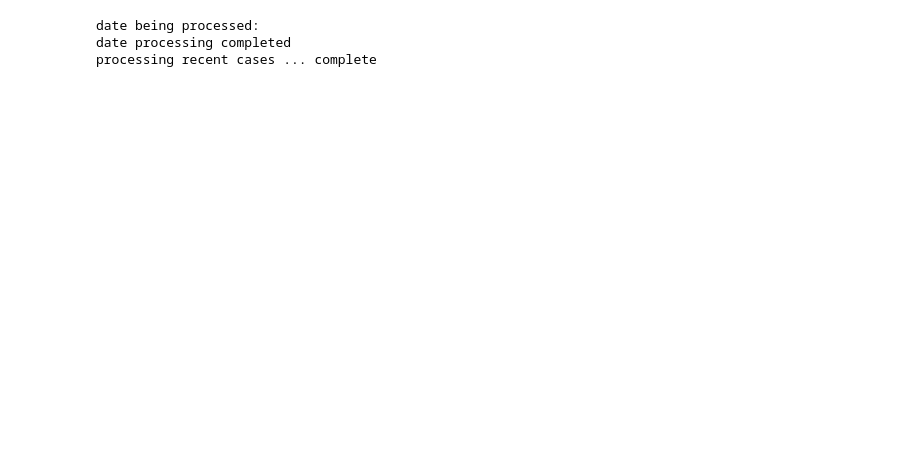
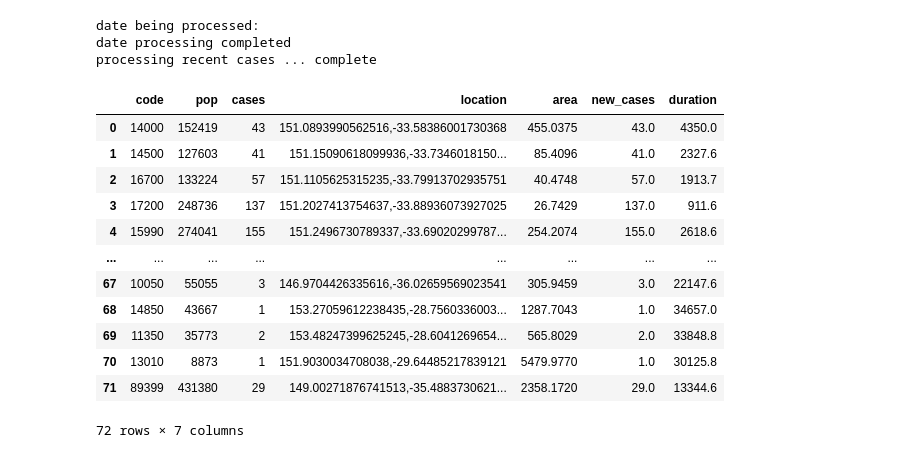
Before and after one commit to MarkusMannheim/covid-anniversary, a Jupyter notebook: data/data.ipynb, the cells around one changed output. Drawn from its saved outputs; the diff is of its cells as text; code cells hidden in the pictures; blank space fills up the shorter version.

```diff
--- a/data/data.ipynb
+++ b/data/data.ipynb
@@ -1,9 +1,12 @@
 # %%
 import pandas as pd
 import time
+import requests
+import json
 
 data = pd.read_json("https://data.nsw.gov.au/data/api/3/action/datastore_search?resource_id=2776dbb8-f807-4fb2-b1ed-184a6fc2c8aa&limit=6000")
 data = pd.json_normalize(data.result.records)
+data = data.query("likely_source_of_infection != 'Overseas'")
 data = data[["notification_date", "lga_code19"]]
 data.columns = ["date", "code"]
 data.date = pd.to_datetime(data.date)
@@ -20,7 +23,10 @@ data.describe(datetime_is_numeric=True)
 
 act_data = pd.read_csv("./actCases.csv")
 act_data.date = pd.to_datetime(act_data.date, format="%d/%m/%Y")
+act_data.sort_values("date", inplace=True)
 act_data["code"] = 89399
+
+act_data.describe(datetime_is_numeric=True)
 
 data = pd.concat([data, act_data], ignore_index=True)
 date_start = data.date.min()
@@ -32,34 +38,61 @@ data_chart = pd.DataFrame(columns=["date", "code", "cases"])
 count = 0
 print("date being processed:")
 while date_start + pd.Timedelta(count, unit="d") <= date_end:
     date_current = date_start + pd.Timedelta(count, unit="d")
     print(date_current, end="\r")
     for code in data.code.unique():
         data_temp = data[(data.date == date_current) & (data.code == code)]
         if len(data_temp) == 0:
             data_chart.loc[len(data_chart)] = [date_current, code, 0]
         else:
             data_chart.loc[len(data_chart)] = [date_current, code, data_temp.iat[0, 2]]
     count = count + 1
 print("date processing completed")
 
 timer = time.time()
 interval = 1
 print("processing recent cases ...", end="\r")
 for i, indice in enumerate(data_chart.index):
     data_temp = data_chart[(data_chart.code == data_chart.at[indice, "code"]) & (data_chart.date > data_chart.at[indice, "date"] - pd.Timedelta("14 days")) & (data_chart.date <= data_chart.at[indice, "date"])]
     data_chart.at[indice, "recent"] = data_temp.cases.sum()
     if time.time() - interval > timer:
         interval = interval + 1
         print(f"processing recent cases ... {(i + 1) / len(data_chart):.1%}", end="\r")
 print("processing recent cases ... complete")
 
-data_chart
 data_chart.to_csv("./cases.csv", index=False)
+
+plot_data = pd.read_csv("./dataDistance.csv")
+for i in plot_data.index:
+    plot_data.at[i, "new_cases"] = data_chart[data_chart["code"] == plot_data.at[i, "code"]]["cases"].sum()
+
+for i in plot_data.index:
+    r = requests.get(f"http://router.project-osrm.org/route/v1/car/151.179428,-33.947346;{plot_data.at[i, 'location']}?overview=false")
+    routes = json.loads(r.content)
+    try:
+        duration = routes.get("routes")[0]["duration"]
+    except:
+        duration = 0
+    plot_data.at[i, "duration"] = duration
+
+plot_data
 # %% [output]
 date being processed:
 date processing completed
 processing recent cases ... complete
+|  | code | pop | cases | location | area | new_cases | duration |
+| 0 | 14000 | 152419 | 43 | 151.0893990562516,-33.58386001730368 | 455.0375 | 43.0 | 4350.0 |
+| 1 | 14500 | 127603 | 41 | 151.15090618099936,-33.7346018150... | 85.4096 | 41.0 | 2327.6 |
+| 2 | 16700 | 133224 | 57 | 151.1105625315235,-33.79913702935751 | 40.4748 | 57.0 | 1913.7 |
+| 3 | 17200 | 248736 | 137 | 151.2027413754637,-33.88936073927025 | 26.7429 | 137.0 | 911.6 |
+| 4 | 15990 | 274041 | 155 | 151.2496730789337,-33.69020299787... | 254.2074 | 155.0 | 2618.6 |
+| ... | ... | ... | ... | ... | ... | ... | ... |
+| 67 | 10050 | 55055 | 3 | 146.9704426335616,-36.02659569023541 | 305.9459 | 3.0 | 22147.6 |
+| 68 | 14850 | 43667 | 1 | 153.27059612238435,-28.7560336003... | 1287.7043 | 1.0 | 34657.0 |
+| 69 | 11350 | 35773 | 2 | 153.48247399625245,-28.6041269654... | 565.8029 | 2.0 | 33848.8 |
+| 70 | 13010 | 8873 | 1 | 151.9030034708038,-29.64485217839121 | 5479.9770 | 1.0 | 30125.8 |
+| 71 | 89399 | 431380 | 29 | 149.00271876741513,-35.4883730621... | 2358.1720 | 29.0 | 13344.6 |
+72 rows × 7 columns
 # %%
 data_pop = pd.read_csv("./lga_pop.csv")
 data_pop = data_pop.query("POP_COMP == 10 & TIME == 2020")
```
Also changed, not shown: parts of 2 cells of this notebook, 13 other files.
